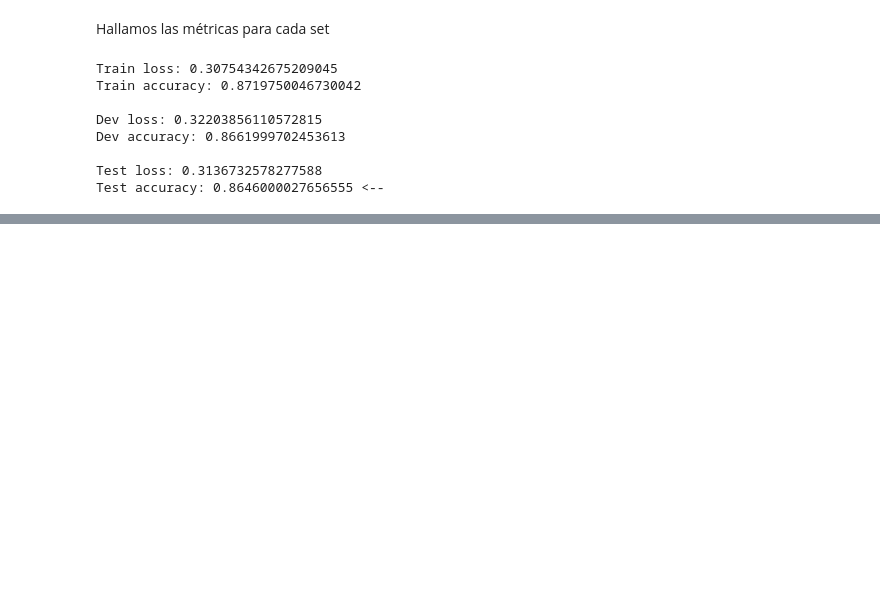
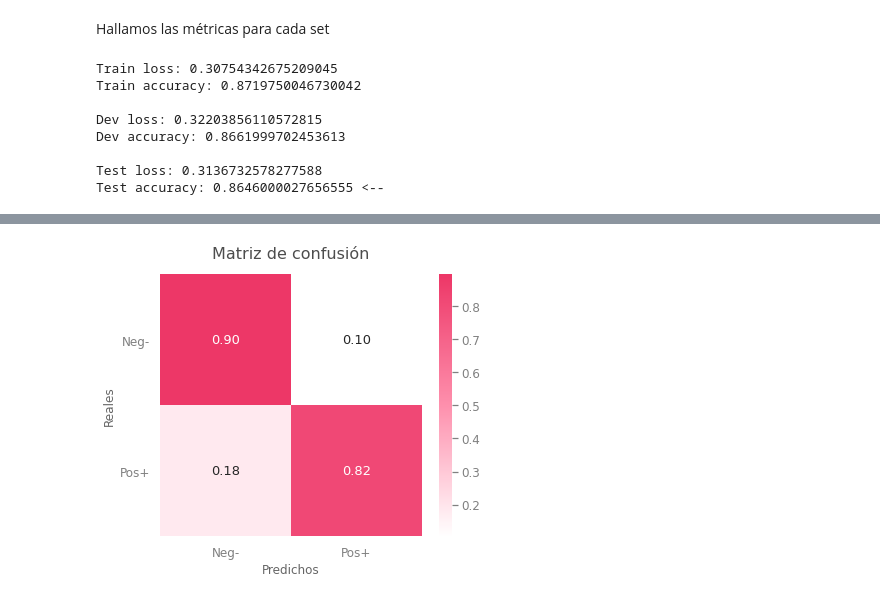
Before and after one commit to dewith/reviews-polarity, a Jupyter notebook: P4_polarity.ipynb, the cells around one changed output, grey strips where cells are left out. Cells and saved outputs as stored; diff of their text form; code cells hidden in the pictures; blank space fills up the shorter version.

```diff
--- a/P4_polarity.ipynb
+++ b/P4_polarity.ipynb
@@ -397 +393,24 @@ Test accuracy: 0.8646000027656555 <--
+# %%
+y_pred_prob = model.predict(X_te)
+y_test_pred_lstm = np.where(y_pred_prob>0.5, 1, 0)
+
+plt.figure(figsize=(6, 5))
+conf_sent = confusion_matrix(y_test, y_test_pred_lstm,
+                             labels=[0, 1],
+                             normalize='true')
+sns.heatmap(data = conf_sent, cbar=True, square=True, annot=True,
+            fmt= '.2f', annot_kws={'size': 13},
+            xticklabels= ['Neg-', 'Pos+'],
+            yticklabels=['Neg-', 'Pos+'],
+            cmap=redpink)
+
+plt.title('Matriz de confusión', pad=16)
+plt.ylabel('Reales')
+plt.xlabel('Predichos')
+plt.xticks(rotation = 0)
+plt.yticks(rotation = 0)
+plt.tight_layout()
+plt.show()
+# %% [output]
+[figure, added]
 # %% [markdown]
```
Also changed, not shown: parts of 5 cells of this notebook.
